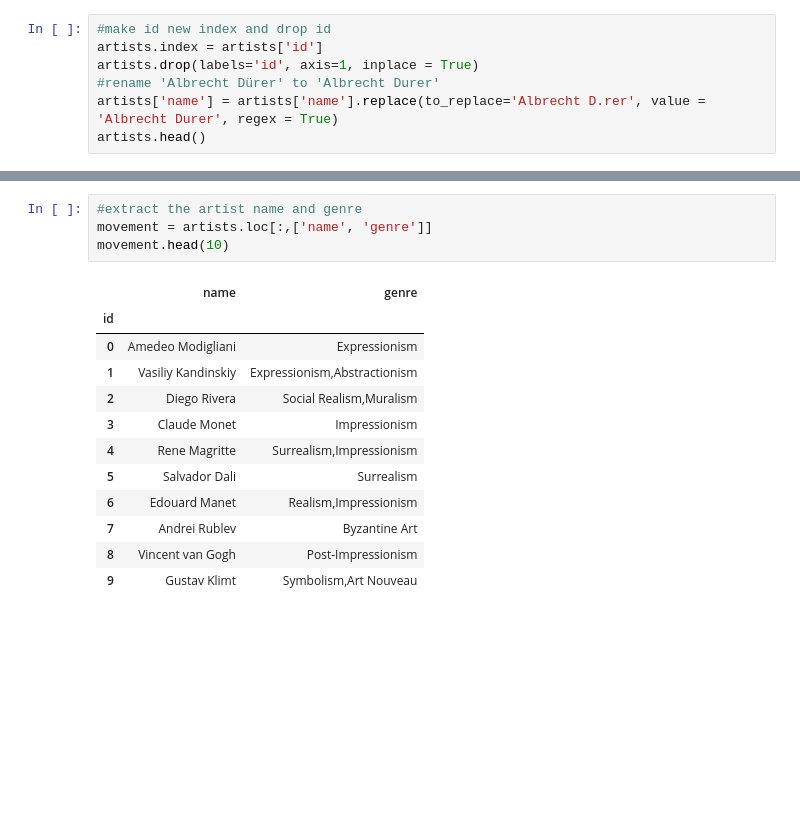
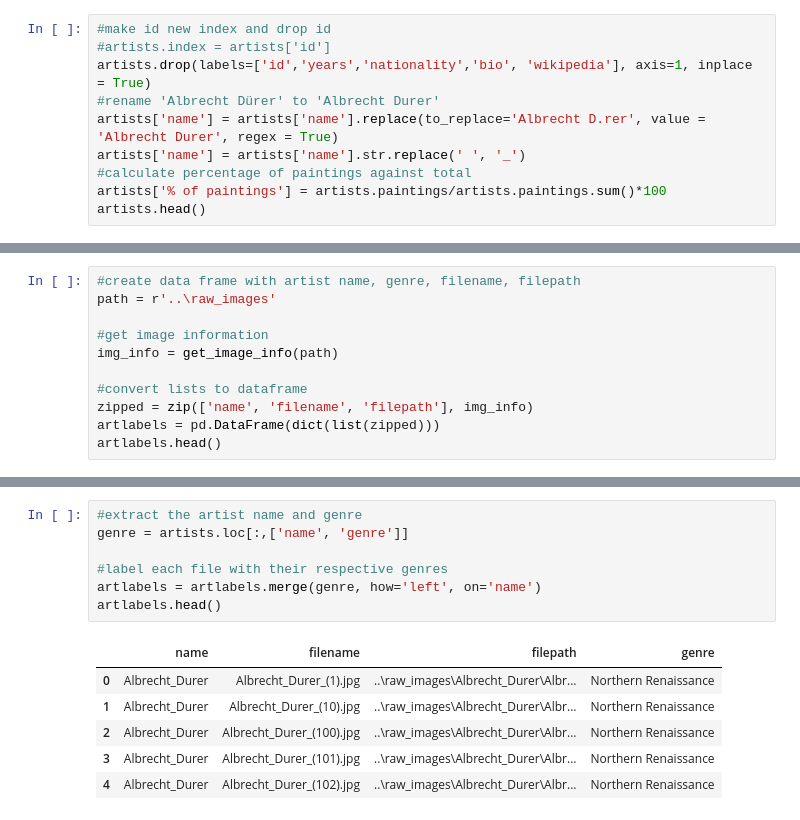
Before and after one commit to justinepicar/Art_Style_Classification, a Jupyter notebook: Notebooks/02_data_wrangling.ipynb, the cells around one changed output, grey strips where cells are left out. Drawn from its saved outputs; the diff is of its cells as text; blank space fills up the shorter version.

Commit message:
Updated Notebooks 2 and 3 Moved functions from Notebook 2 to function.py and createimages.py Moved functinos from Notebook 4 to image_eda.py Add cleaned csv files to the 'data/' folder

```diff
--- a/Notebooks/02_data_wrangling.ipynb
+++ b/Notebooks/02_data_wrangling.ipynb
@@ -20,9 +24,12 @@ artists.head()
 | 4 | 4 | Rene Magritte | 1898 - 1967 | Surrealism,Impressionism | Belgian | René François Ghislain Magritte (... | http://en.wikipedia.org/wiki/René... | 194 |
 # %%
 #make id new index and drop id
-artists.index = artists['id']
-artists.drop(labels='id', axis=1, inplace = True)
+#artists.index = artists['id']
+artists.drop(labels=['id','years','nationality','bio', 'wikipedia'], axis=1, inplace = True)
 #rename 'Albrecht Dürer' to 'Albrecht Durer'
 artists['name'] = artists['name'].replace(to_replace='Albrecht D.rer', value = 'Albrecht Durer', regex = True)
+artists['name'] = artists['name'].str.replace(' ', '_')
+#calculate percentage of paintings against total
+artists['% of paintings'] = artists.paintings/artists.paintings.sum()*100
 artists.head()
 # %% [output]
@@ -35,0 +62,11 @@ artists.head()
+# %%
+#create data frame with artist name, genre, filename, filepath
+path = r'..\raw_images'
+
+#get image information
+img_info = get_image_info(path)
+
+#convert lists to dataframe
+zipped = zip(['name', 'filename', 'filepath'], img_info)
+artlabels = pd.DataFrame(dict(list(zipped)))
+artlabels.head()
@@ -36,17 +80,14 @@ artists.head()
 # %%
 #extract the artist name and genre
-movement = artists.loc[:,['name', 'genre']]
-movement.head(10)
+genre = artists.loc[:,['name', 'genre']]
+
+#label each file with their respective genres
+artlabels = artlabels.merge(genre, how='left', on='name')
+artlabels.head()
 # %% [output]
-|  | name | genre |
-| id |  |  |
-| 0 | Amedeo Modigliani | Expressionism |
-| 1 | Vasiliy Kandinskiy | Expressionism,Abstractionism |
-| 2 | Diego Rivera | Social Realism,Muralism |
-| 3 | Claude Monet | Impressionism |
-| 4 | Rene Magritte | Surrealism,Impressionism |
-| 5 | Salvador Dali | Surrealism |
-| 6 | Edouard Manet | Realism,Impressionism |
-| 7 | Andrei Rublev | Byzantine Art |
-| 8 | Vincent van Gogh | Post-Impressionism |
-| 9 | Gustav Klimt | Symbolism,Art Nouveau |
+|  | name | filename | filepath | genre |
+| 0 | Albrecht_Durer | Albrecht_Durer_(1).jpg | ..\raw_images\Albrecht_Durer\Albr... | Northern Renaissance |
+| 1 | Albrecht_Durer | Albrecht_Durer_(10).jpg | ..\raw_images\Albrecht_Durer\Albr... | Northern Renaissance |
+| 2 | Albrecht_Durer | Albrecht_Durer_(100).jpg | ..\raw_images\Albrecht_Durer\Albr... | Northern Renaissance |
+| 3 | Albrecht_Durer | Albrecht_Durer_(101).jpg | ..\raw_images\Albrecht_Durer\Albr... | Northern Renaissance |
+| 4 | Albrecht_Durer | Albrecht_Durer_(102).jpg | ..\raw_images\Albrecht_Durer\Albr... | Northern Renaissance |
```
Also changed, not shown: parts of 26 cells of this notebook, 8 other files.
